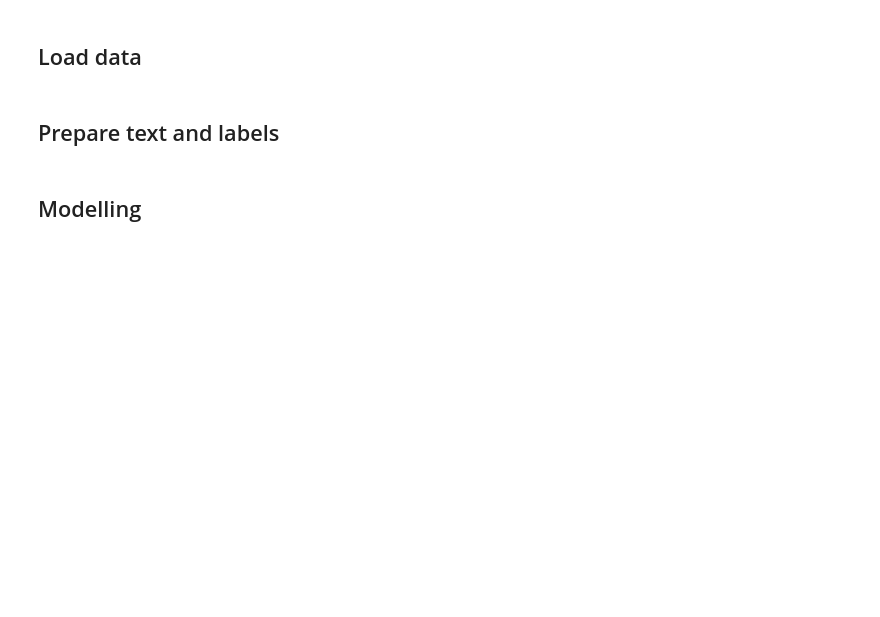
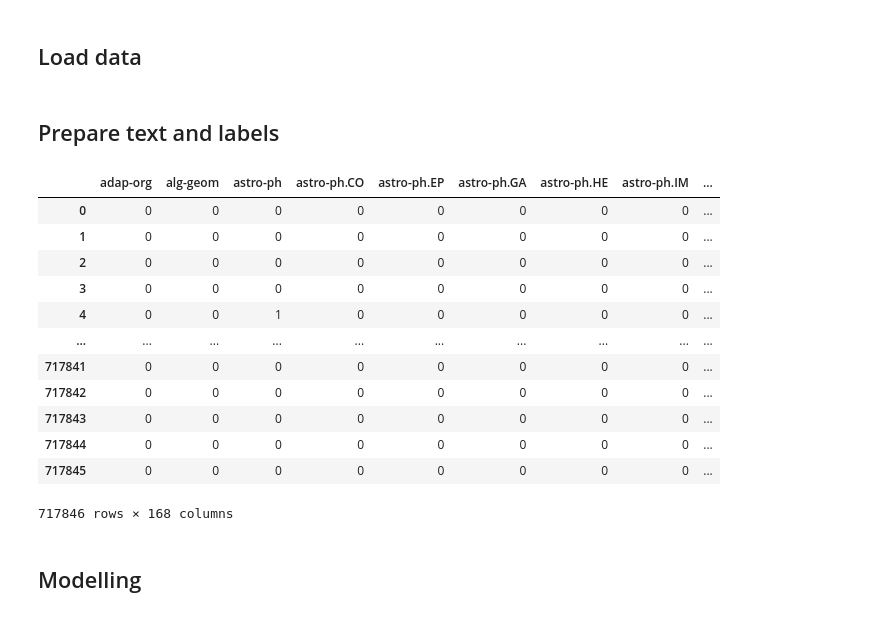
Before and after one commit to artefactory/redis-team-THM, a Jupyter notebook: datascience/generate_soft_tags.ipynb, the cells around one changed output. Drawn from its saved outputs; the diff is of its cells as text; code cells hidden in the pictures; blank space fills up the shorter version.

```diff
--- a/datascience/generate_soft_tags.ipynb
+++ b/datascience/generate_soft_tags.ipynb
@@ -79,6 +85,24 @@ df_sample_clean = df.copy()
 # %%
 df_sample['text'] = df_sample.apply(lambda r: clean_description(r['title'] + ' ' + r['abstract']), axis=1).tolist()
 df_sample = df_sample[['text', 'categories']]
+# %%
+df_tmp = df.copy()
+# %%
+df_tmp['categories'].str.get_dummies(sep=',')
+# %% [output]
+|  | adap-org | alg-geom | astro-ph | astro-ph.CO | astro-ph.EP | astro-ph.GA | astro-ph.HE | astro-ph.IM | ... |
+| 0 | 0 | 0 | 0 | 0 | 0 | 0 | 0 | 0 | ... |
+| 1 | 0 | 0 | 0 | 0 | 0 | 0 | 0 | 0 | ... |
+| 2 | 0 | 0 | 0 | 0 | 0 | 0 | 0 | 0 | ... |
+| 3 | 0 | 0 | 0 | 0 | 0 | 0 | 0 | 0 | ... |
+| 4 | 0 | 0 | 1 | 0 | 0 | 0 | 0 | 0 | ... |
+| ... | ... | ... | ... | ... | ... | ... | ... | ... | ... |
+| 717841 | 0 | 0 | 0 | 0 | 0 | 0 | 0 | 0 | ... |
+| 717842 | 0 | 0 | 0 | 0 | 0 | 0 | 0 | 0 | ... |
+| 717843 | 0 | 0 | 0 | 0 | 0 | 0 | 0 | 0 | ... |
+| 717844 | 0 | 0 | 0 | 0 | 0 | 0 | 0 | 0 | ... |
+| 717845 | 0 | 0 | 0 | 0 | 0 | 0 | 0 | 0 | ... |
+717846 rows × 168 columns
 # %%
 # concatenate df_sample and dummies (ooe_df will be used to inverse the preds and get category names)
 ooe_df = df_sample['categories'].str.get_dummies(sep=',')
```
Also changed, not shown: parts of 11 cells of this notebook.
